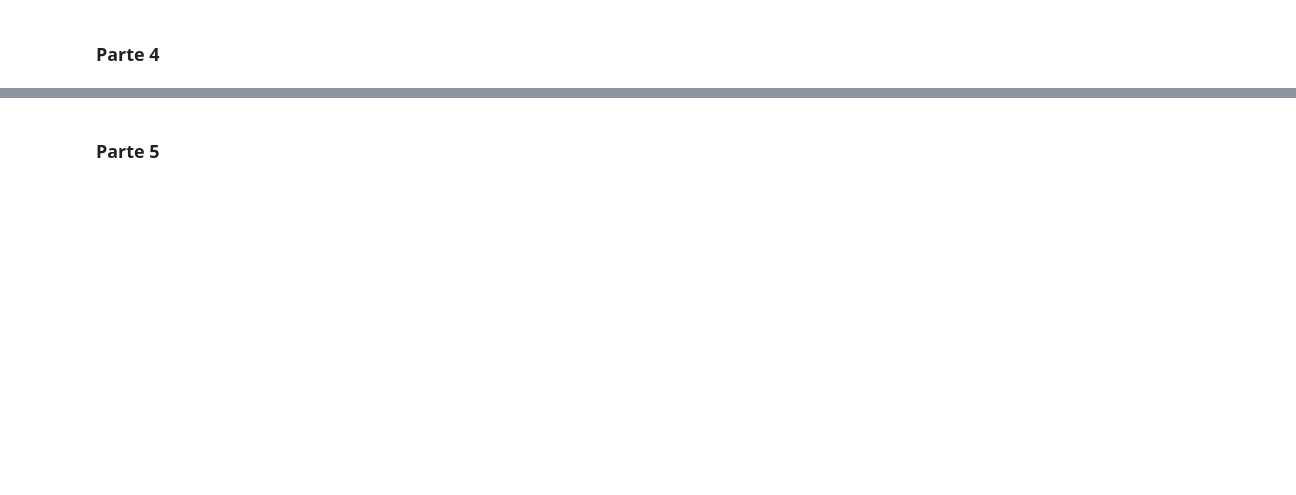
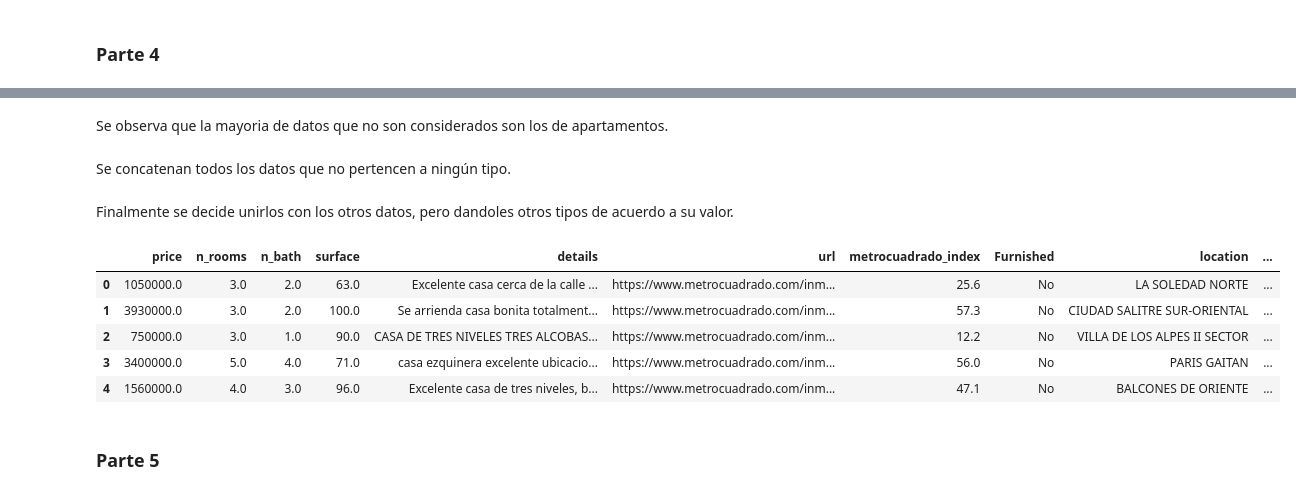
Before and after one commit to pedropereze/Tarea-1, a Jupyter notebook: tarea1.ipynb, the cells around one changed output, grey strips where cells are left out. Cells and saved outputs as stored; diff of their text form; code cells hidden in the pictures; blank space fills up the shorter version.

```diff
--- a/tarea1.ipynb
+++ b/tarea1.ipynb
@@ -439,0 +633,4 @@ data['property'] = data['property'].str.strip()
+# %%
+tipo_producto = pd.concat([t1, t2, t3, t4, t5, t6, t7, t8])
+data['tipo de producto'] = tipo_producto
+data.head(3)
@@ -439,0 +672,5 @@ data['property'] = data['property'].str.strip()
+# %%
+tipo9 = data.query('property=="Casa" and surface<80')
+tipo10 = data.query('property=="Casa" and surface>460')
+tipo11 = data.query('property=="Apartamento" and surface<40')
+tipo12 = data.query('property=="Apartamento" and surface>120')
@@ -440,2 +686,27 @@ data['property'] = data['property'].str.strip()
+# %% [markdown]
+Se observa que la mayoria de datos que no son considerados son los de apartamentos.
+# %%
+#Se forman series con los indices de los datos sin tipo
+t9 = pd.Series(data=9, index=tipo9.index)
+t10 = pd.Series(data=10, index=tipo10.index)
+t11 = pd.Series(data=11, index=tipo11.index)
+t12 = pd.Series(data=12, index=tipo12.index)
+# %% [markdown]
+Se concatenan todos los datos que no pertencen a ningún tipo.
+# %%
+datos_sin_tipo = pd.concat([t9, t10, t11, t12])
+datos_sin_tipo.name = 'tipo de producto'
+# %% [markdown]
+Finalmente se decide unirlos con los otros datos, pero dandoles otros tipos de acuerdo a su valor.
+# %%
+data['tipo de producto'] = data['tipo de producto'].combine_first(datos_sin_tipo)
+data.head()
+# %% [output]
+|  | price | n_rooms | n_bath | surface | details | url | metrocuadrado_index | Furnished | location | ... |
+| 0 | 1050000.0 | 3.0 | 2.0 | 63.0 | Excelente casa cerca de la calle ... | https://www.metrocuadrado.com/inm... | 25.6 | No | LA SOLEDAD NORTE | ... |
+| 1 | 3930000.0 | 3.0 | 2.0 | 100.0 | Se arrienda casa bonita totalment... | https://www.metrocuadrado.com/inm... | 57.3 | No | CIUDAD SALITRE SUR-ORIENTAL | ... |
+| 2 | 750000.0 | 3.0 | 1.0 | 90.0 | CASA DE TRES NIVELES TRES ALCOBAS... | https://www.metrocuadrado.com/inm... | 12.2 | No | VILLA DE LOS ALPES II SECTOR | ... |
+| 3 | 3400000.0 | 5.0 | 4.0 | 71.0 | casa ezquinera excelente ubicacio... | https://www.metrocuadrado.com/inm... | 56.0 | No | PARIS GAITAN | ... |
+| 4 | 1560000.0 | 4.0 | 3.0 | 96.0 | Excelente casa de tres niveles, b... | https://www.metrocuadrado.com/inm... | 47.1 | No | BALCONES DE ORIENTE | ... |
 # %% [markdown]
 ### Parte 5
```
Also changed, not shown: parts of 70 cells of this notebook.
